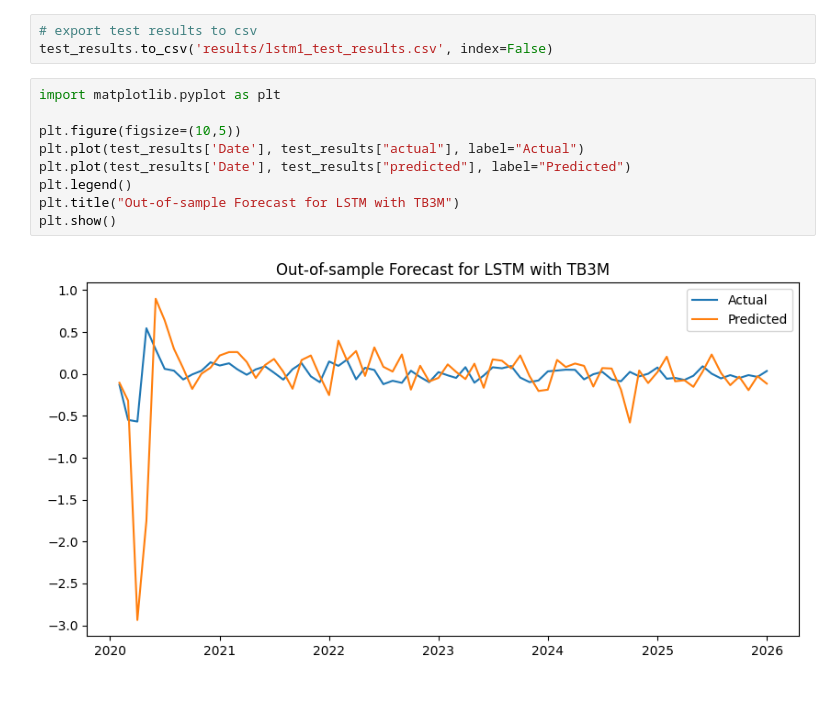
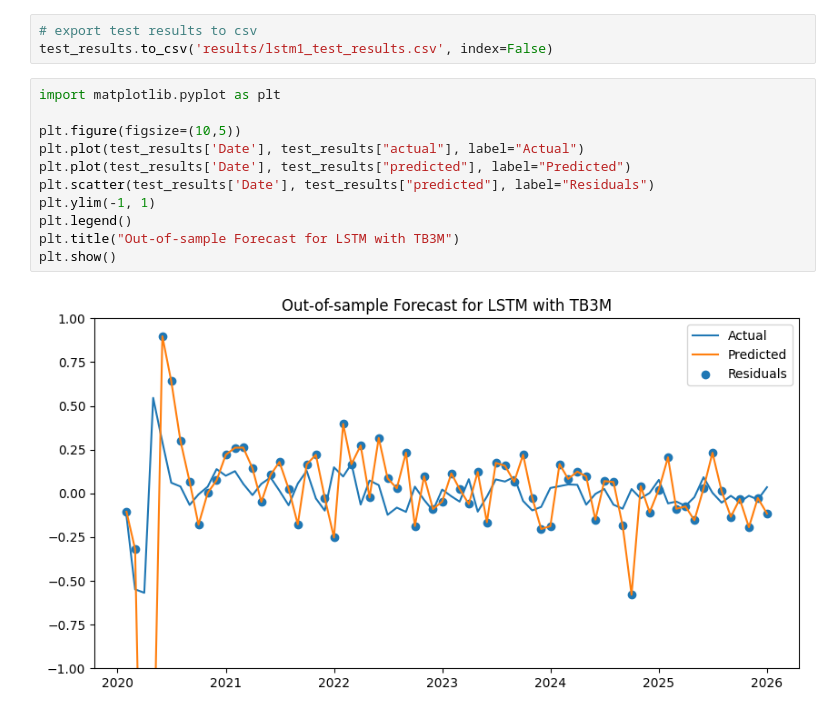
Before and after one commit to Meowth239/dse4101-project, a Jupyter notebook: lstm_src/lstm-1.ipynb, the cells around one changed output. Drawn from its saved outputs; the diff is of its cells as text.

```diff
--- a/lstm_src/lstm-1.ipynb
+++ b/lstm_src/lstm-1.ipynb
@@ -327,11 +327,13 @@ test_results.to_csv('results/lstm1_test_results.csv', index=False)
 # %%
 import matplotlib.pyplot as plt
 
 plt.figure(figsize=(10,5))
 plt.plot(test_results['Date'], test_results["actual"], label="Actual")
 plt.plot(test_results['Date'], test_results["predicted"], label="Predicted")
+plt.scatter(test_results['Date'], test_results["predicted"], label="Residuals")
+plt.ylim(-1, 1)
 plt.legend()
 plt.title("Out-of-sample Forecast for LSTM with TB3M")
 plt.show()
 # %% [output]
-[figure, old version]
+[figure, new version]
```
Also changed, not shown: parts of 2 cells of this notebook, 1 other file.
